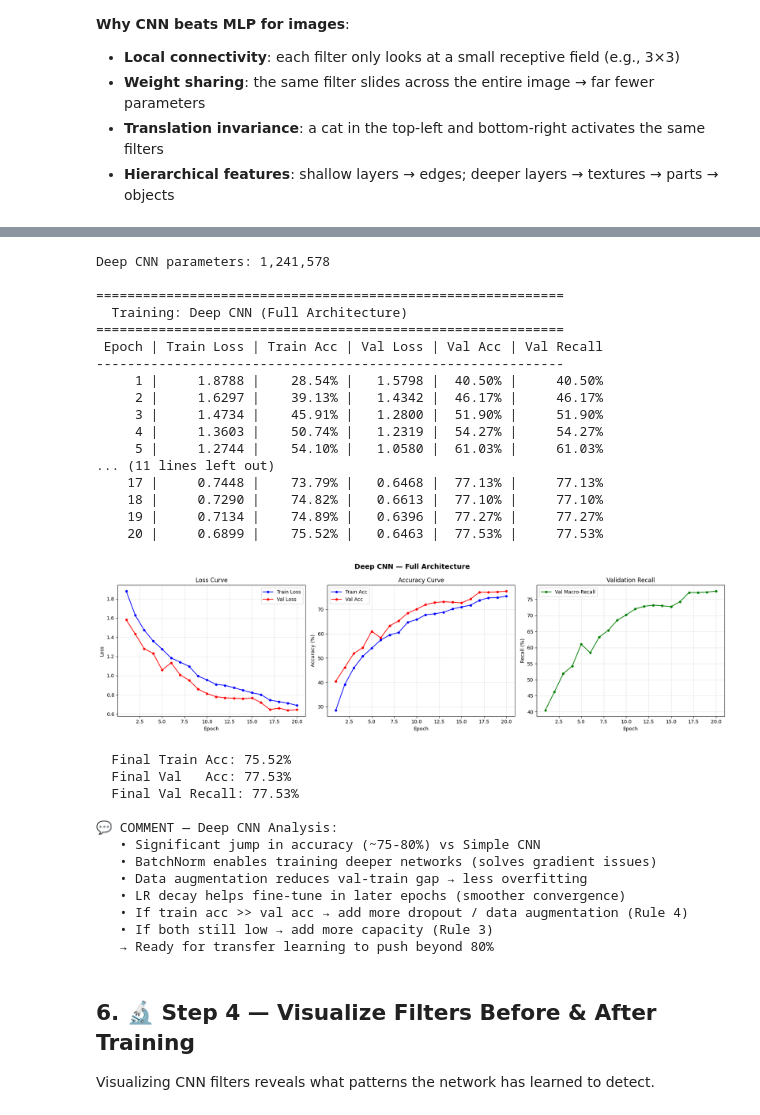
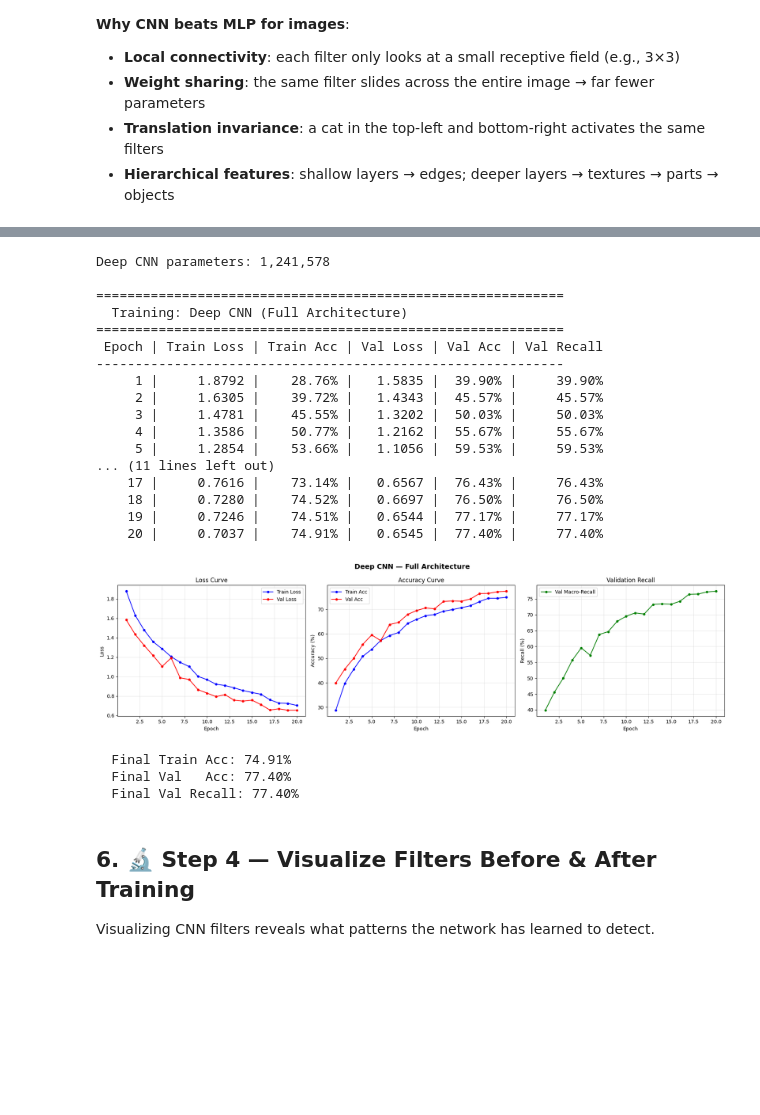
Before and after one commit to samerjessy02/DL-AI46-SV, a Jupyter notebook: Lab03/image_classification_lab.ipynb, the cells around one changed output, grey strips where cells are left out. Drawn from its saved outputs; the diff is of its cells as text; code cells hidden in the pictures; blank space fills up the shorter version.

```diff
--- a/Lab03/image_classification_lab.ipynb
+++ b/Lab03/image_classification_lab.ipynb
@@ -721,8 +686,6 @@ class DeepCNN(nn.Module):
     - Increasing filters (32→64→128→256): wider = more features per level
     - Dropout before FC: prevents overfitting in classifier head
     - AdaptiveAvgPool: replaces large flatten, reduces params significantly
-
-    Expected accuracy: ~75-80%
     """
     def __init__(self):
         super().__init__()
@@ -774,64 +737,53 @@ class DeepCNN(nn.Module):
             nn.Dropout(0.5),     # Heavy dropout before final layer
             nn.Linear(256, NUM_CLASSES)
         )
 
     def forward(self, x):
         x = self.features(x)
         x = self.gap(x)
         return self.classifier(x)
 
 cnn_deep = DeepCNN()
 print(f'Deep CNN parameters: {sum(p.numel() for p in cnn_deep.parameters()):,}')
 
 history_cnn_deep = train_model(
     cnn_deep, train_aug_loader, val_loader,
     epochs=20, lr=1e-3, weight_decay=1e-4,
     scheduler_step=8,  # Decay LR at epochs 8, 16
     model_name='Deep CNN (Full Architecture)'
 )
 
 plot_history(history_cnn_deep, title='Deep CNN — Full Architecture')
 
-print()
-print('💬 COMMENT — Deep CNN Analysis:')
-print('   • Significant jump in accuracy (~75-80%) vs Simple CNN')
-print('   • BatchNorm enables training deeper networks (solves gradient issues)')
-print('   • Data augmentation reduces val-train gap → less overfitting')
-print('   • LR decay helps fine-tune in later epochs (smoother convergence)')
-print('   • If train acc >> val acc → add more dropout / data augmentation (Rule 4)')
-print('   • If both still low → add more capacity (Rule 3)')
-print('   → Ready for transfer learning to push beyond 80%')
+#Significant jump in accuracy (~75-80%) vs Simple CNN
+#BatchNorm enables training deeper networks (solves gradient issues)
+#Data augmentation reduces val-train gap → less overfitting
+#LR decay helps fine-tune in later epochs (smoother convergence)
+#If train acc >> val acc → add more dropout / data augmentation (Rule 4)
+#If both still low → add more capacity (Rule 3)
+#  → Ready for transfer learning to push beyond 80%
 # %% [output]
 Deep CNN parameters: 1,241,578
 
 ============================================================
   Training: Deep CNN (Full Architecture)
 ============================================================
  Epoch | Train Loss | Train Acc | Val Loss | Val Acc | Val Recall
 ------------------------------------------------------------
-     1 |     1.8788 |    28.54% |   1.5798 |  40.50% |     40.50%
-     2 |     1.6297 |    39.13% |   1.4342 |  46.17% |     46.17%
-     3 |     1.4734 |    45.91% |   1.2800 |  51.90% |     51.90%
-     4 |     1.3603 |    50.74% |   1.2319 |  54.27% |     54.27%
-     5 |     1.2744 |    54.10% |   1.0580 |  61.03% |     61.03%
+     1 |     1.8792 |    28.76% |   1.5835 |  39.90% |     39.90%
+     2 |     1.6305 |    39.72% |   1.4343 |  45.57% |     45.57%
+     3 |     1.4781 |    45.55% |   1.3202 |  50.03% |     50.03%
+     4 |     1.3586 |    50.77% |   1.2162 |  55.67% |     55.67%
+     5 |     1.2854 |    53.66% |   1.1056 |  59.53% |     59.53%
 ... (11 lines left out)
-    17 |     0.7448 |    73.79% |   0.6468 |  77.13% |     77.13%
-    18 |     0.7290 |    74.82% |   0.6613 |  77.10% |     77.10%
-    19 |     0.7134 |    74.89% |   0.6396 |  77.27% |     77.27%
-    20 |     0.6899 |    75.52% |   0.6463 |  77.53% |     77.53%
+    17 |     0.7616 |    73.14% |   0.6567 |  76.43% |     76.43%
+    18 |     0.7280 |    74.52% |   0.6697 |  76.50% |     76.50%
+    19 |     0.7246 |    74.51% |   0.6544 |  77.17% |     77.17%
+    20 |     0.7037 |    74.91% |   0.6545 |  77.40% |     77.40%
-[figure, old version]
+[figure, new version]
-  Final Train Acc: 75.52%
-  Final Val   Acc: 77.53%
-  Final Val Recall: 77.53%
-
-💬 COMMENT — Deep CNN Analysis:
-   • Significant jump in accuracy (~75-80%) vs Simple CNN
-   • BatchNorm enables training deeper networks (solves gradient issues)
-   • Data augmentation reduces val-train gap → less overfitting
-   • LR decay helps fine-tune in later epochs (smoother convergence)
-   • If train acc >> val acc → add more dropout / data augmentation (Rule 4)
-   • If both still low → add more capacity (Rule 3)
-   → Ready for transfer learning to push beyond 80%
+  Final Train Acc: 74.91%
+  Final Val   Acc: 77.40%
+  Final Val Recall: 77.40%
 # %% [markdown]
 ## 6. 🔬 Step 4 — Visualize Filters Before & After Training
 Visualizing CNN filters reveals what patterns the network has learned to detect.
```
Also changed, not shown: parts of 12 cells of this notebook.
